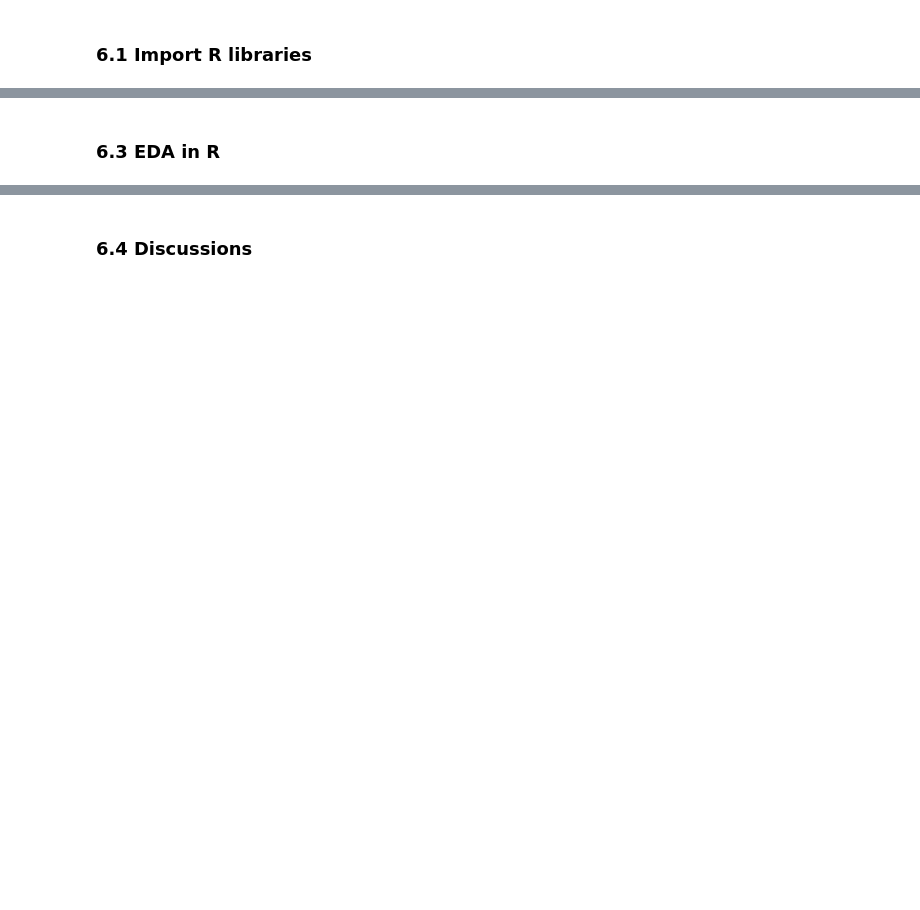
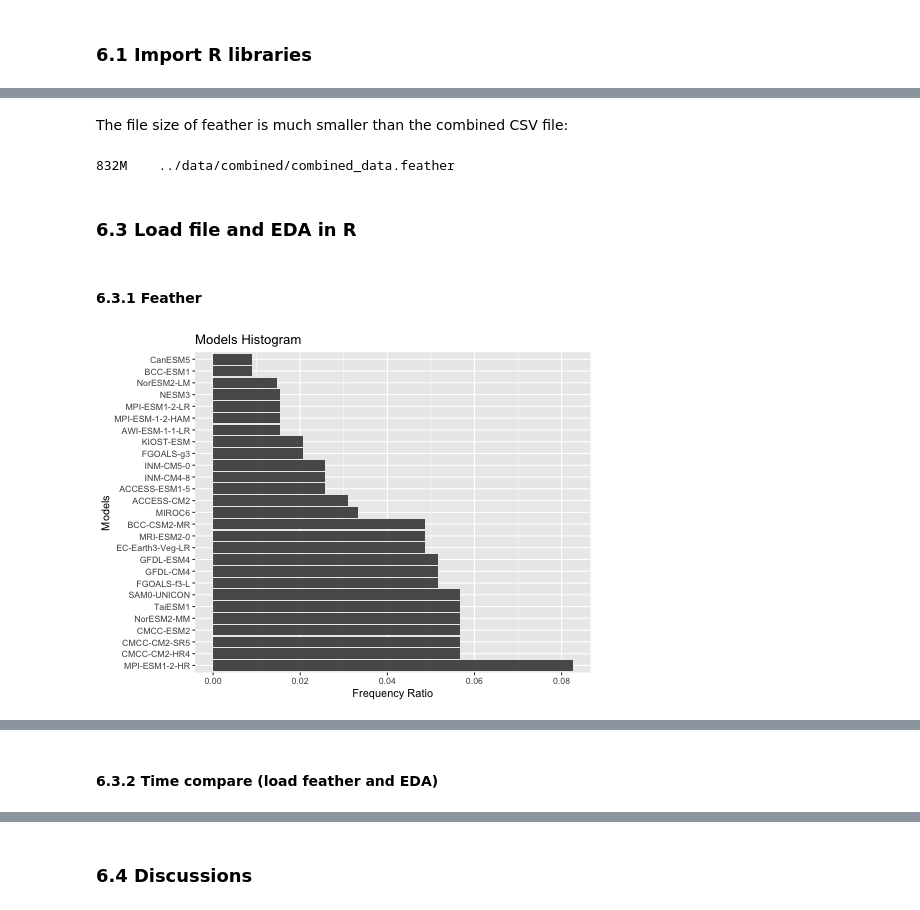
Before and after one commit to UBC-MDS/dsci525-group20, a Jupyter notebook: notebooks/milestone_1.ipynb, the cells around one changed output, grey strips where cells are left out. Drawn from its saved outputs; the diff is of its cells as text; code cells hidden in the pictures; blank space fills up the shorter version.

Commit message:
combined results

```diff
--- a/notebooks/milestone_1.ipynb
+++ b/notebooks/milestone_1.ipynb
@@ -159,2 +214,25 @@ suppressMessages(library(dplyr, warn.conflicts = FALSE))
+# %% [markdown]
+The file size of feather is much smaller than the combined CSV file:
+# %%
+%%sh
+du -sh ../data/combined/combined_data.feather
+# %% [output]
+832M    ../data/combined/combined_data.feather
 # %% [markdown]
-### 6.3 EDA in R
+### 6.3 Load file and EDA in R
+# %% [markdown]
+#### 6.3.1 Feather
+# %%
+%%time
+%%R -w 500 -h 375
+df_r <- read_feather('../data/combined/combined_data.feather')
+
+df_r %>%
+  group_by(model) %>%
+  summarise(n = n()) %>%
+  mutate(Freq = n/sum(n)) %>%
+  ggplot(aes(x = Freq, y = reorder(model, -n))) +
+  geom_bar(stat = 'identity') +
+  labs(x = "Frequency Ratio", y = "Models", title = "Models Histogram")
+# %% [output]
+[figure, added]
@@ -160,0 +241,2 @@ suppressMessages(library(dplyr, warn.conflicts = FALSE))
+# %% [markdown]
+#### 6.3.2 Time compare (load feather and EDA)
```
Also changed, not shown: parts of 26 cells of this notebook.
